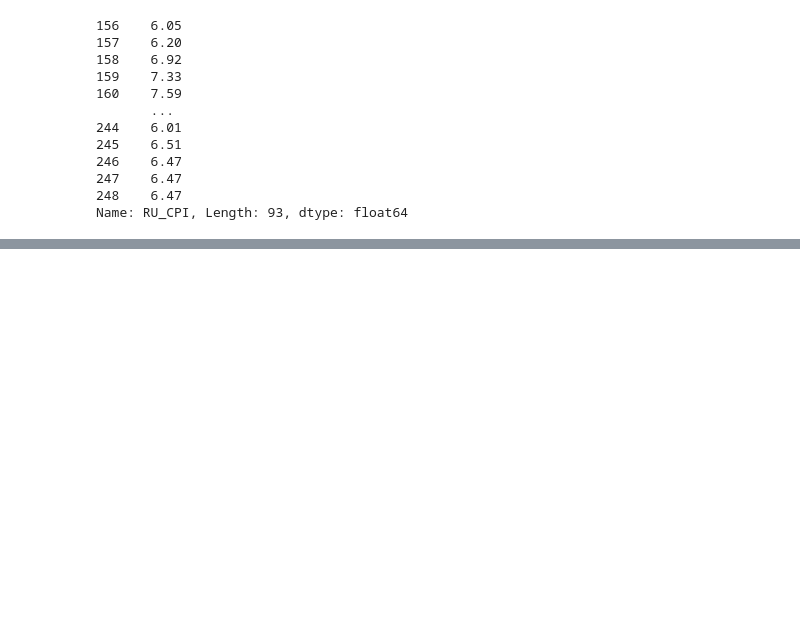
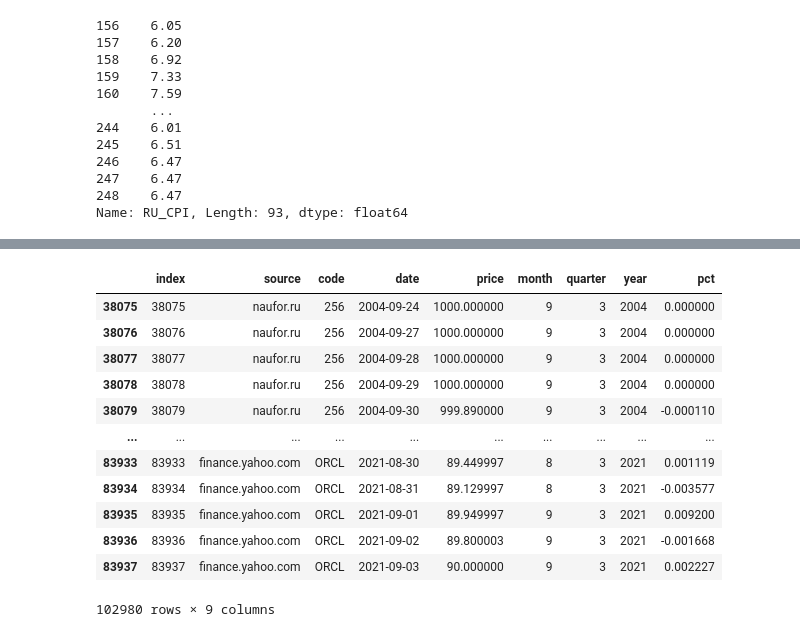
Before and after one commit to informixter/accenture_ft, a Jupyter notebook: notebooks/lg-exp.ipynb, the cells around one changed output, grey strips where cells are left out. Cells and saved outputs as stored; diff of their text form; code cells hidden in the pictures; blank space fills up the shorter version.

```diff
--- a/notebooks/lg-exp.ipynb
+++ b/notebooks/lg-exp.ipynb
@@ -253,0 +255,27 @@ dtype: object
+# %%
+#Рассчитываем историческую доходность за 1 2 и 3 года
+pcntdf = all_df2.copy().reset_index()
+
+groups_codes = list(set(pcntdf['code'].to_numpy().tolist()))
+
+res = pd.DataFrame([])
+
+for code in groups_codes:
+    pcntdf_WITH_CODE = pcntdf[pcntdf['code']==code].sort_values('date')
+    pcntdf_WITH_CODE['pct'] = pcntdf_WITH_CODE.price.pct_change(1).fillna(0)
+    res = res.append(pcntdf_WITH_CODE)
+res
+# %% [output]
+|  | index | source | code | date | price | month | quarter | year | pct |
+| 38075 | 38075 | naufor.ru | 256 | 2004-09-24 | 1000.000000 | 9 | 3 | 2004 | 0.000000 |
+| 38076 | 38076 | naufor.ru | 256 | 2004-09-27 | 1000.000000 | 9 | 3 | 2004 | 0.000000 |
+| 38077 | 38077 | naufor.ru | 256 | 2004-09-28 | 1000.000000 | 9 | 3 | 2004 | 0.000000 |
+| 38078 | 38078 | naufor.ru | 256 | 2004-09-29 | 1000.000000 | 9 | 3 | 2004 | 0.000000 |
+| 38079 | 38079 | naufor.ru | 256 | 2004-09-30 | 999.890000 | 9 | 3 | 2004 | -0.000110 |
+| ... | ... | ... | ... | ... | ... | ... | ... | ... | ... |
+| 83933 | 83933 | finance.yahoo.com | ORCL | 2021-08-30 | 89.449997 | 8 | 3 | 2021 | 0.001119 |
+| 83934 | 83934 | finance.yahoo.com | ORCL | 2021-08-31 | 89.129997 | 8 | 3 | 2021 | -0.003577 |
+| 83935 | 83935 | finance.yahoo.com | ORCL | 2021-09-01 | 89.949997 | 9 | 3 | 2021 | 0.009200 |
+| 83936 | 83936 | finance.yahoo.com | ORCL | 2021-09-02 | 89.800003 | 9 | 3 | 2021 | -0.001668 |
+| 83937 | 83937 | finance.yahoo.com | ORCL | 2021-09-03 | 90.000000 | 9 | 3 | 2021 | 0.002227 |
+102980 rows × 9 columns
```
Also changed, not shown: parts of 18 cells of this notebook, 1 other file.
